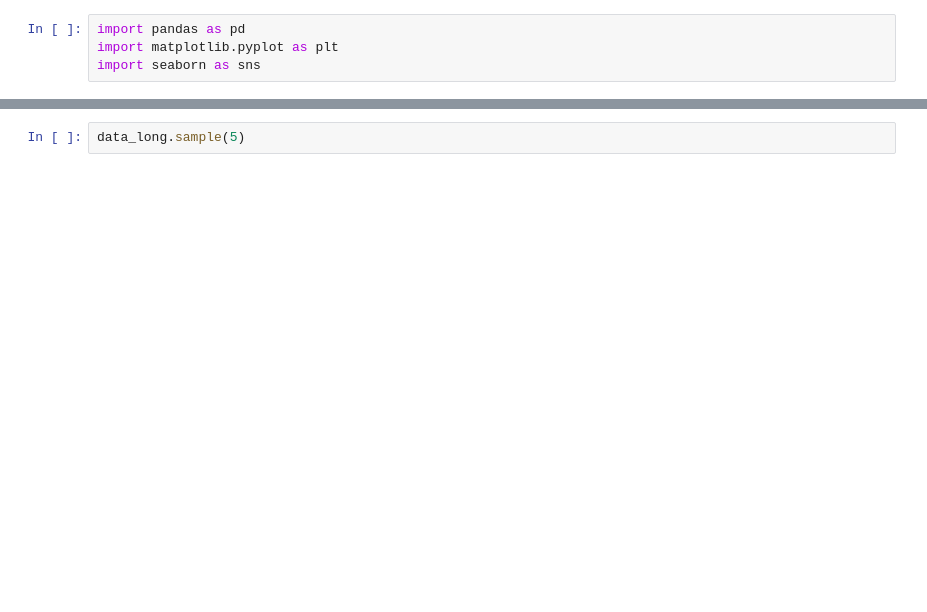
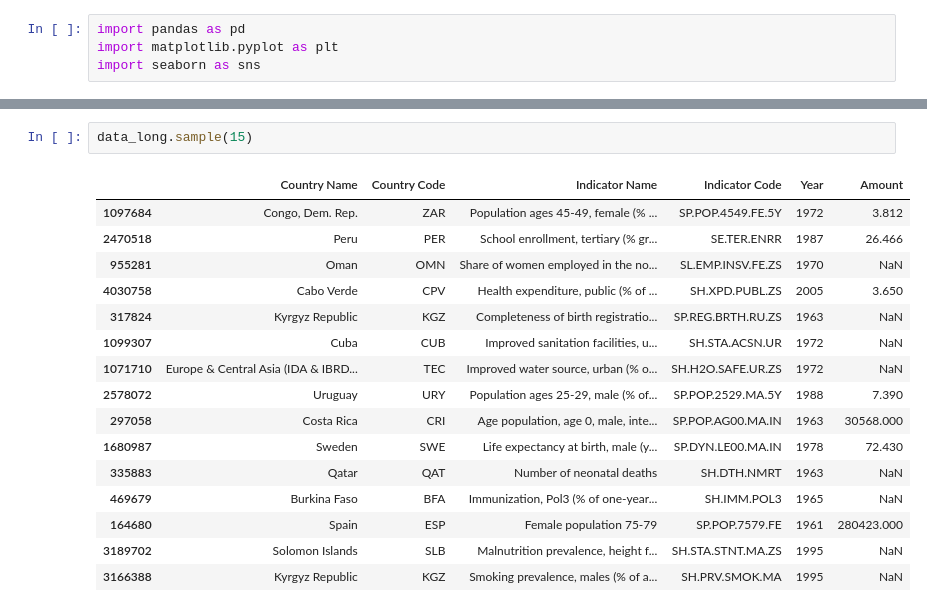
Before and after one commit to Kerokus/g1-eda-case-study, a Jupyter notebook: datatest.ipynb, the cells around one changed output, grey strips where cells are left out. Cells and saved outputs as stored; diff of their text form; blank space fills up the shorter version.

```diff
--- a/datatest.ipynb
+++ b/datatest.ipynb
@@ -20,5 +24,22 @@ data_long.shape
 # %%
-data_long.sample(5)
+data_long.sample(15)
+# %% [output]
+|  | Country Name | Country Code | Indicator Name | Indicator Code | Year | Amount |
+| 1097684 | Congo, Dem. Rep. | ZAR | Population ages 45-49, female (% ... | SP.POP.4549.FE.5Y | 1972 | 3.812 |
+| 2470518 | Peru | PER | School enrollment, tertiary (% gr... | SE.TER.ENRR | 1987 | 26.466 |
+| 955281 | Oman | OMN | Share of women employed in the no... | SL.EMP.INSV.FE.ZS | 1970 | NaN |
+| 4030758 | Cabo Verde | CPV | Health expenditure, public (% of ... | SH.XPD.PUBL.ZS | 2005 | 3.650 |
+| 317824 | Kyrgyz Republic | KGZ | Completeness of birth registratio... | SP.REG.BRTH.RU.ZS | 1963 | NaN |
+| 1099307 | Cuba | CUB | Improved sanitation facilities, u... | SH.STA.ACSN.UR | 1972 | NaN |
+| 1071710 | Europe & Central Asia (IDA & IBRD... | TEC | Improved water source, urban (% o... | SH.H2O.SAFE.UR.ZS | 1972 | NaN |
+| 2578072 | Uruguay | URY | Population ages 25-29, male (% of... | SP.POP.2529.MA.5Y | 1988 | 7.390 |
+| 297058 | Costa Rica | CRI | Age population, age 0, male, inte... | SP.POP.AG00.MA.IN | 1963 | 30568.000 |
+| 1680987 | Sweden | SWE | Life expectancy at birth, male (y... | SP.DYN.LE00.MA.IN | 1978 | 72.430 |
+| 335883 | Qatar | QAT | Number of neonatal deaths | SH.DTH.NMRT | 1963 | NaN |
+| 469679 | Burkina Faso | BFA | Immunization, Pol3 (% of one-year... | SH.IMM.POL3 | 1965 | NaN |
+| 164680 | Spain | ESP | Female population 75-79 | SP.POP.7579.FE | 1961 | 280423.000 |
+| 3189702 | Solomon Islands | SLB | Malnutrition prevalence, height f... | SH.STA.STNT.MA.ZS | 1995 | NaN |
+| 3166388 | Kyrgyz Republic | KGZ | Smoking prevalence, males (% of a... | SH.PRV.SMOK.MA | 1995 | NaN |
 # %%
 # There's still a lot of "NaN" in the Amount column so we drop those.
 
```
Also changed, not shown: parts of 5 cells of this notebook.
